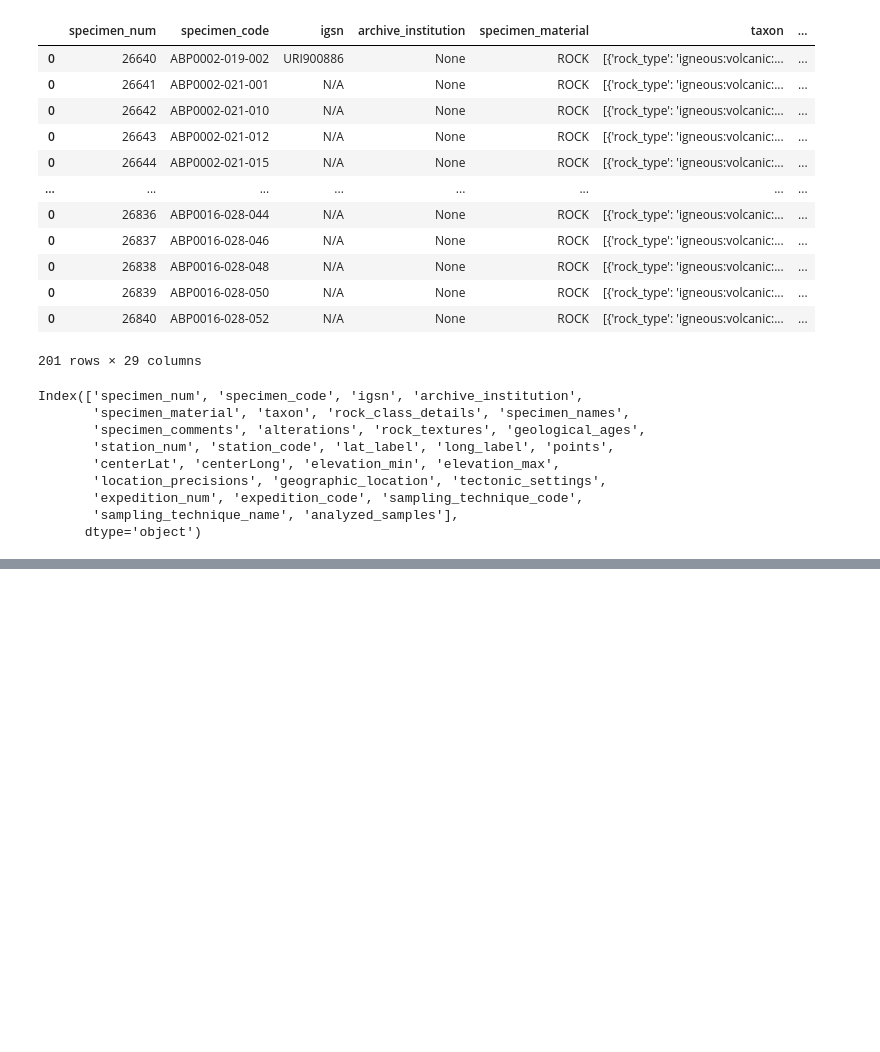
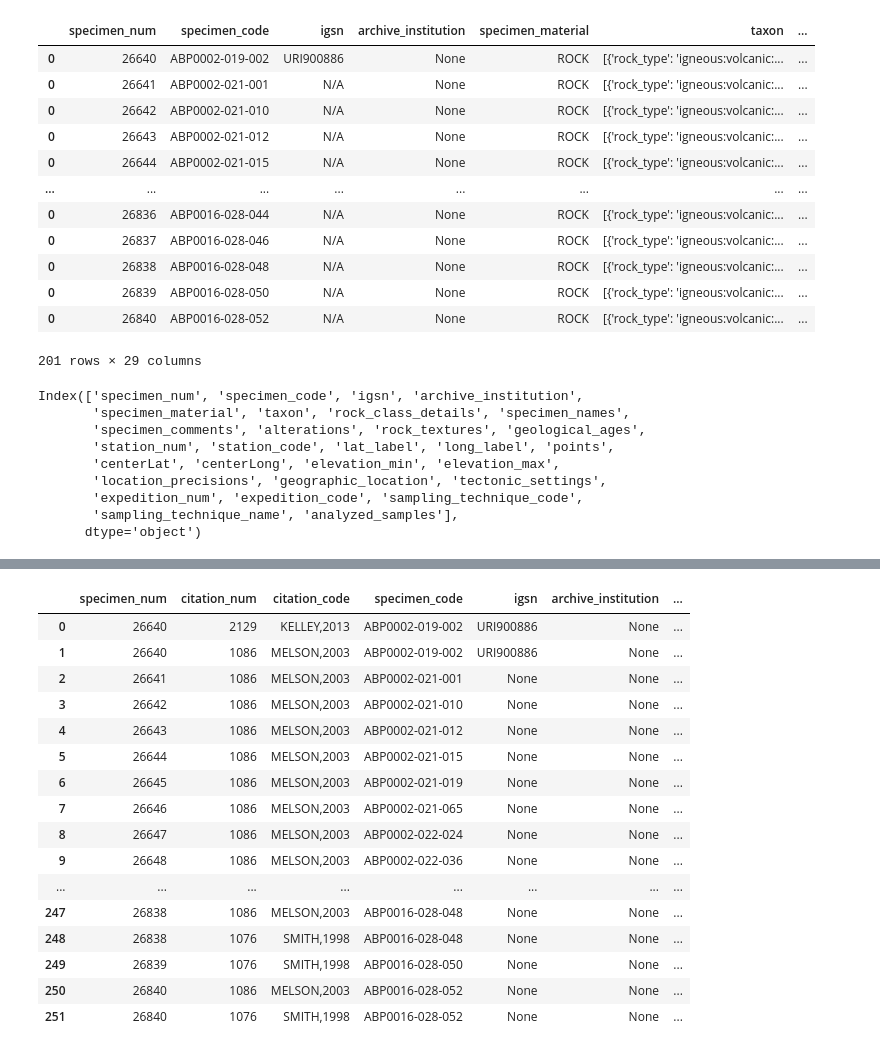
Before and after one commit to mdogy/MLforEarthChem, a Jupyter notebook: developmentNotebooks/final_final.ipynb, the cells around one changed output, grey strips where cells are left out. Cells and saved outputs as stored; diff of their text form; code cells hidden in the pictures; blank space fills up the shorter version.

```diff
--- a/developmentNotebooks/final_final.ipynb
+++ b/developmentNotebooks/final_final.ipynb
@@ -245,0 +332,22 @@ len(columns)
+# %%
+new_df = new_df.replace('N/A', 'None')
+pd.set_option('display.max_rows', None)
+new_df
+# %% [output]
+|  | specimen_num | citation_num | citation_code | specimen_code | igsn | archive_institution | ... |
+| 0 | 26640 | 2129 | KELLEY,2013 | ABP0002-019-002 | URI900886 | None | ... |
+| 1 | 26640 | 1086 | MELSON,2003 | ABP0002-019-002 | URI900886 | None | ... |
+| 2 | 26641 | 1086 | MELSON,2003 | ABP0002-021-001 | None | None | ... |
+| 3 | 26642 | 1086 | MELSON,2003 | ABP0002-021-010 | None | None | ... |
+| 4 | 26643 | 1086 | MELSON,2003 | ABP0002-021-012 | None | None | ... |
+| 5 | 26644 | 1086 | MELSON,2003 | ABP0002-021-015 | None | None | ... |
+| 6 | 26645 | 1086 | MELSON,2003 | ABP0002-021-019 | None | None | ... |
+| 7 | 26646 | 1086 | MELSON,2003 | ABP0002-021-065 | None | None | ... |
+| 8 | 26647 | 1086 | MELSON,2003 | ABP0002-022-024 | None | None | ... |
+| 9 | 26648 | 1086 | MELSON,2003 | ABP0002-022-036 | None | None | ... |
+| ... | ... | ... | ... | ... | ... | ... | ... |
+| 247 | 26838 | 1086 | MELSON,2003 | ABP0016-028-048 | None | None | ... |
+| 248 | 26838 | 1076 | SMITH,1998 | ABP0016-028-048 | None | None | ... |
+| 249 | 26839 | 1076 | SMITH,1998 | ABP0016-028-050 | None | None | ... |
+| 250 | 26840 | 1086 | MELSON,2003 | ABP0016-028-052 | None | None | ... |
+| 251 | 26840 | 1076 | SMITH,1998 | ABP0016-028-052 | None | None | ... |
```
Also changed, not shown: parts of 7 cells of this notebook.
